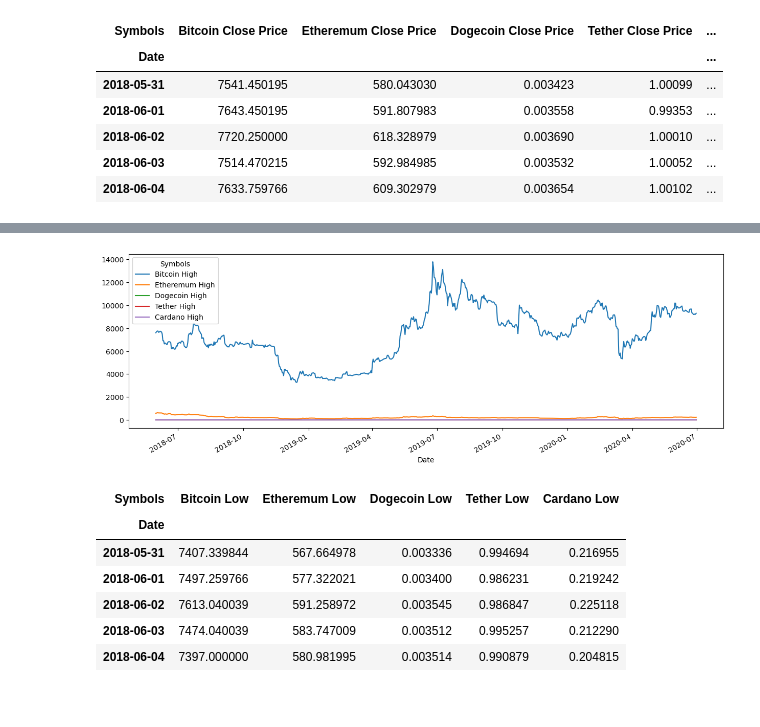
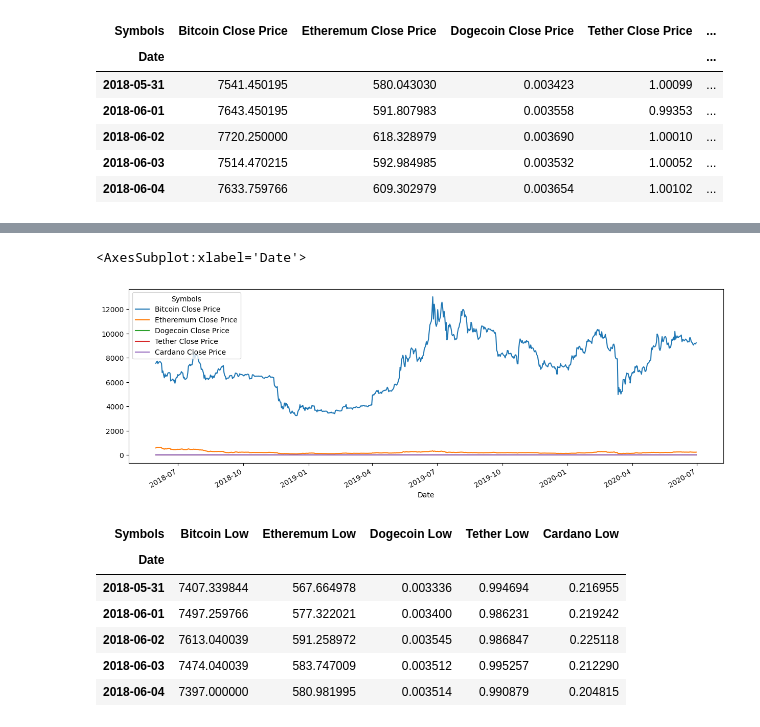
Before and after one commit to ashleighdevito/Cryptocurrency, a Jupyter notebook: Analysis/Working_Scripts/cryptocurrencis.ipynb, the cells around one changed output, grey strips where cells are left out. Cells and saved outputs as stored; diff of their text form; code cells hidden in the pictures.

```diff
--- a/Analysis/Working_Scripts/cryptocurrencis.ipynb
+++ b/Analysis/Working_Scripts/cryptocurrencis.ipynb
@@ -110,9 +110,10 @@ crypto_close_stats
 | Tether Close Price | 1.002487 | 1.002210 | 5.223857e-05 | 0.007228 | 0.000262 |
 | Cardano Close Price | 0.066597 | 0.053369 | 1.298773e-03 | 0.036038 | 0.001306 |
 # %%
-crypto_high[["Bitcoin High","Etheremum High","Dogecoin High","Tether High","Cardano High"]].plot(figsize=(15,5));
+crypto_close[["Bitcoin Close Price","Etheremum Close Price","Dogecoin Close Price","Tether Close Price","Cardano Close Price"]].plot(figsize=(15,5))
 # %% [output]
+<AxesSubplot:xlabel='Date'>
-[figure, old version]
+[figure, new version]
 # %%
 #filter out daily low
 crypto_low = crypto_list_df.Low.rename(columns={"BTC-USD": "Bitcoin Low", "ETH-USD": "Etheremum Low","DOGE-USD":"Dogecoin Low", "USDT-USD":"Tether Low", "ADA-USD":"Cardano Low" })
```
Also changed, not shown: parts of 3 cells of this notebook, 2 other files.
